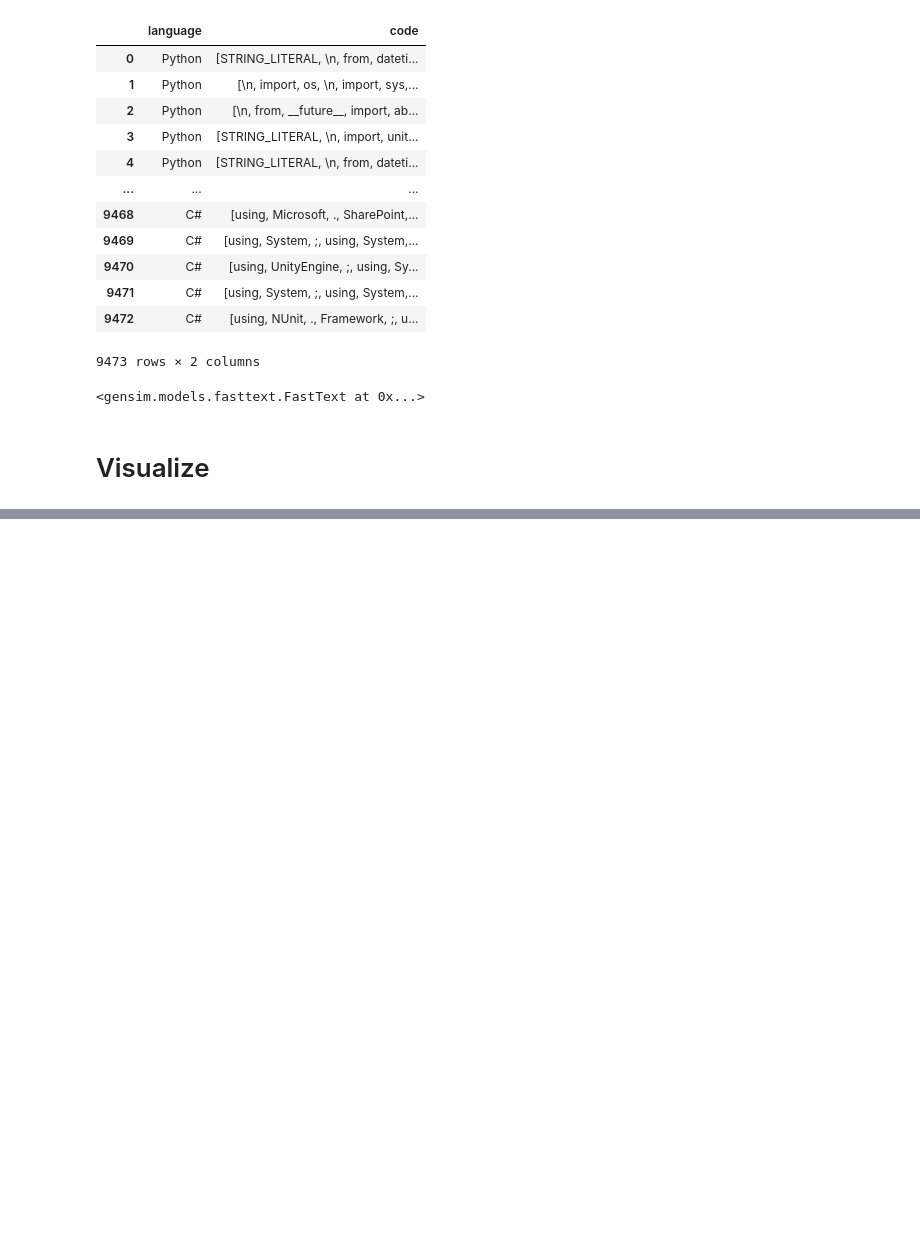
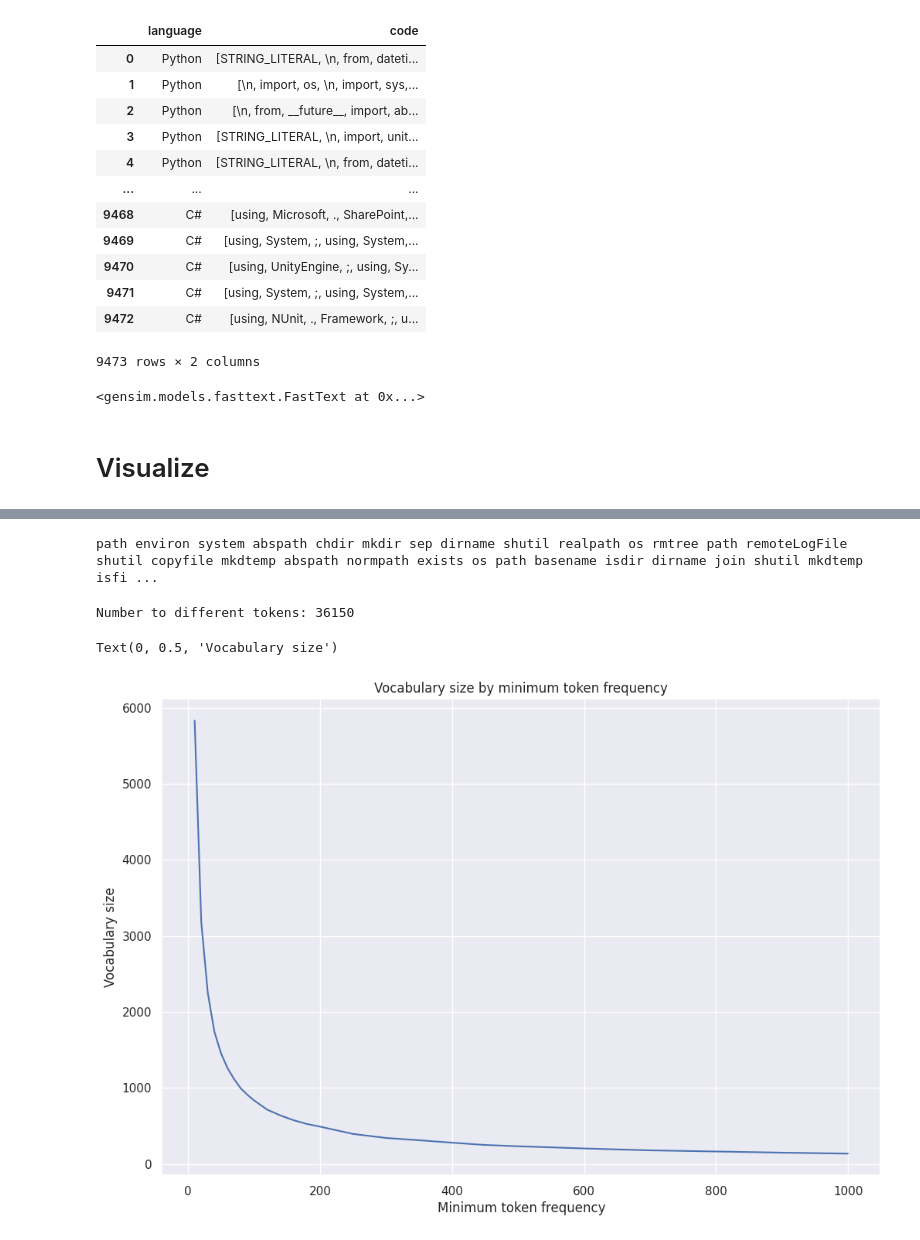
Before and after one commit to kev-inn/programming-languages-w2v, a Jupyter notebook: example.ipynb, the cells around one changed output, grey strips where cells are left out. Drawn from its saved outputs; the diff is of its cells as text; code cells hidden in the pictures; blank space fills up the shorter version.

```diff
--- a/example.ipynb
+++ b/example.ipynb
@@ -146,0 +221,44 @@ complete_model.wv.most_similar(positive=["np", ".", "array", "Go", "VARIABLE"],
+# %%
+recent_tokens = ['import', 'os']
+
+#python_model.wv.most_similar_to_given
+
+for i in range(20):
+    next_tokens = python_model.predict_output_word(recent_tokens[-5:])
+
+    token_found = False
+    for t, _ in next_tokens:
+        if t in recent_tokens[-5:] and t not in ['import', ',']:
+            continue
+
+        recent_tokens.append(t)
+        print(t, end=' ')
+        token_found = True
+
+    if not token_found:
+        t, _ = next_tokens[0]
+        recent_tokens.append(t)
+        print(t, end=' ')
+# %% [output]
+path environ system abspath chdir mkdir sep dirname shutil realpath os rmtree path remoteLogFile shutil copyfile mkdtemp abspath normpath exists os path basename isdir dirname join shutil mkdtemp isfi ...
+# %%
+token_frequency = {}
+for code in python_codes.code:
+    for token in code:
+        token_frequency[token] = token_frequency.get(token, 0) + 1
+print(f'Number to different tokens: {len(token_frequency)}')
+
+token_frequency_meta = {}
+for m in [10,20,30,40,50,60,70,80,90,100, 120, 140, 160, 180, 200, 250, 300, 350, 400, 450, 500, 600, 700, 800, 900, 1000]:
+    for token, freq in token_frequency.items():
+        if freq >= m:
+            token_frequency_meta[m] = token_frequency_meta.get(m, 0) + 1
+
+plt.plot(list(token_frequency_meta.keys()), list(token_frequency_meta.values()))
+plt.title('Vocabulary size by minimum token frequency')
+plt.xlabel('Minimum token frequency')
+plt.ylabel('Vocabulary size')
+# %% [output]
+Number to different tokens: 36150
+Text(0, 0.5, 'Vocabulary size')
+[figure, added]
```
Also changed, not shown: parts of 6 cells of this notebook.
